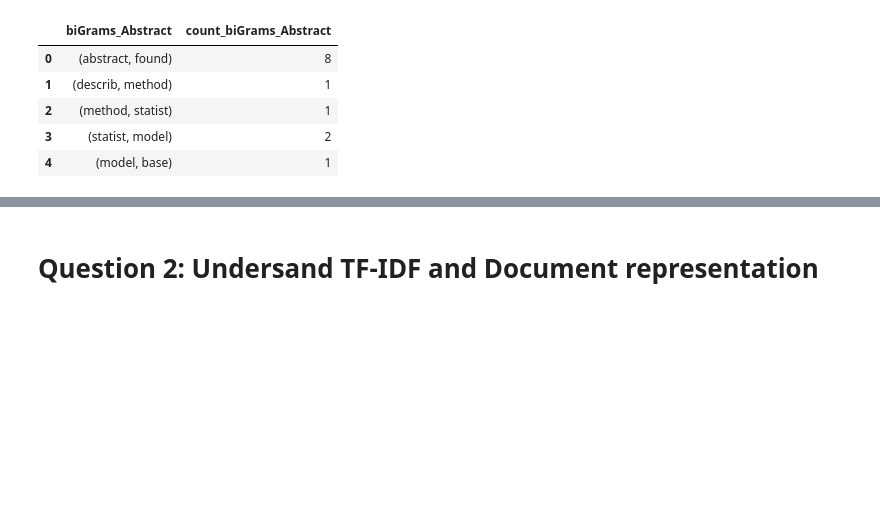
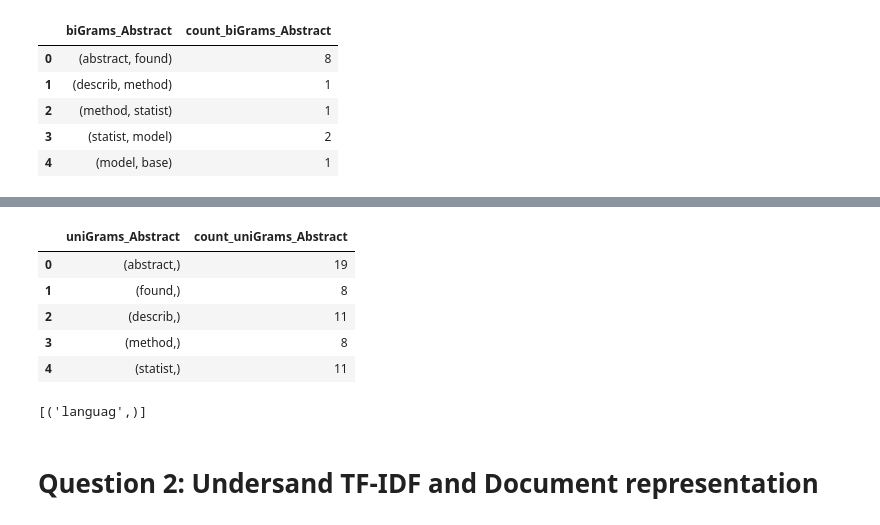
Before and after one commit to prithvikolla/Compuational_Methods_INFO5731, a Jupyter notebook: Assignment/INFO_5731_Assignment_3.ipynb, the cells around one changed output, grey strips where cells are left out. Drawn from its saved outputs; the diff is of its cells as text; code cells hidden in the pictures; blank space fills up the shorter version.

```diff
--- a/Assignment/INFO_5731_Assignment_3.ipynb
+++ b/Assignment/INFO_5731_Assignment_3.ipynb
@@ -231,3 +259,16 @@ for a, b in gram.items():
+# %%
+df5.head()
+# %% [output]
+|  | uniGrams_Abstract | count_uniGrams_Abstract |
+| 0 | (abstract,) | 19 |
+| 1 | (found,) | 8 |
+| 2 | (describ,) | 11 |
+| 3 | (method,) | 8 |
+| 4 | (statist,) | 11 |
+# %%
+print(lis_uniGrams_Article[-2:-1])
+# %% [output]
+[('languag',)]
 # %% [markdown]
 # **Question 2: Undersand TF-IDF and Document representation**
 # %% [markdown]
```
Also changed, not shown: parts of 3 cells of this notebook, 1 other file.
